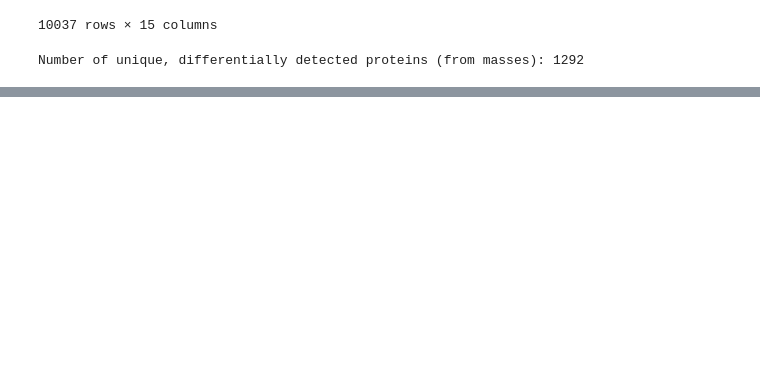
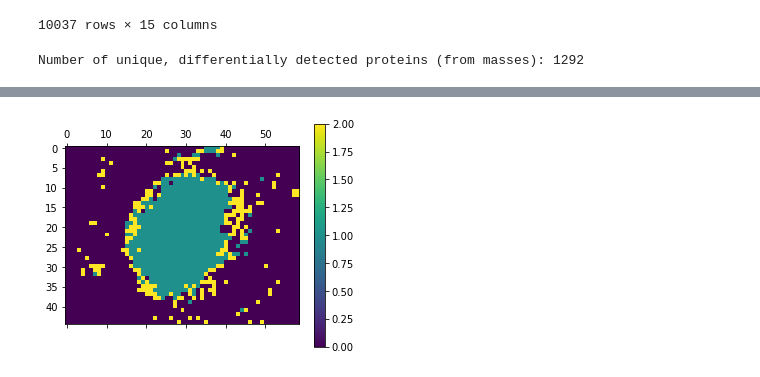
Before and after one commit to mjoppich/pIMZ, a Jupyter notebook: examples/IMZML_process.ipynb, the cells around one changed output, grey strips where cells are left out. Drawn from its saved outputs; the diff is of its cells as text; code cells hidden in the pictures; blank space fills up the shorter version.

```diff
--- a/examples/IMZML_process.ipynb
+++ b/examples/IMZML_process.ipynb
@@ -227,0 +261,4 @@ deRes.to_csv("region1_cluster2.tsv", sep="\t")
+# %%
+spec.plot_segments(highlight=(11))
+# %% [output]
+[figure, added]
```
Also changed, not shown: parts of 4 cells of this notebook.
